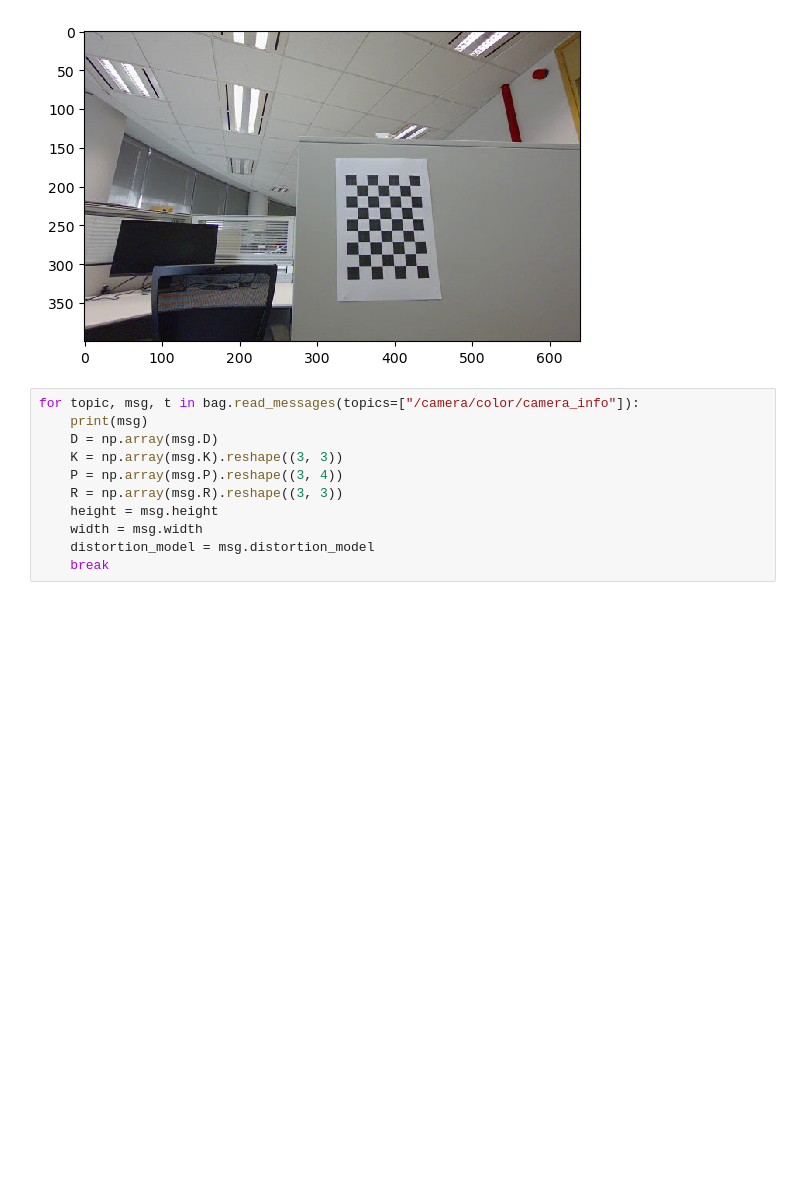
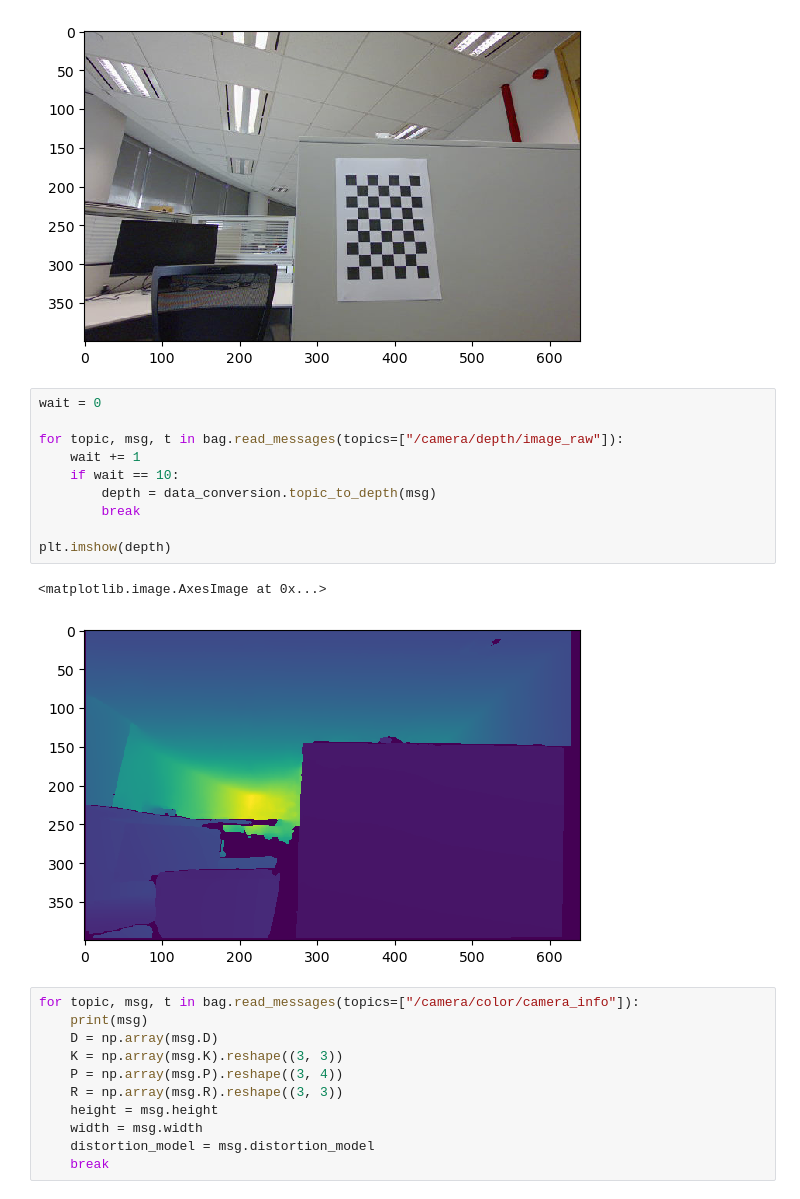
Before and after one commit to tauzn-clock/deep-stereo, a Jupyter notebook: scripts/evaluate_accuracy.ipynb, the cells around one changed output. Cells and saved outputs as stored; diff of their text form; blank space fills up the shorter version.

```diff
--- a/scripts/evaluate_accuracy.ipynb
+++ b/scripts/evaluate_accuracy.ipynb
@@ -25,6 +26,19 @@ plt.imshow(img)
 plt.imsave(os.path.join(DATAFILE, "color.png"), img)
 # %% [output]
 [figure]
+# %%
+wait = 0
+
+for topic, msg, t in bag.read_messages(topics=["/camera/depth/image_raw"]):
+    wait += 1
+    if wait == 10:
+        depth = data_conversion.topic_to_depth(msg)
+        break
+
+plt.imshow(depth)
+# %% [output]
+<matplotlib.image.AxesImage at 0x...>
+[figure, added]
 # %%
 for topic, msg, t in bag.read_messages(topics=["/camera/color/camera_info"]):
     print(msg)
```
Also changed, not shown: parts of 4 cells of this notebook, 1 other file.
